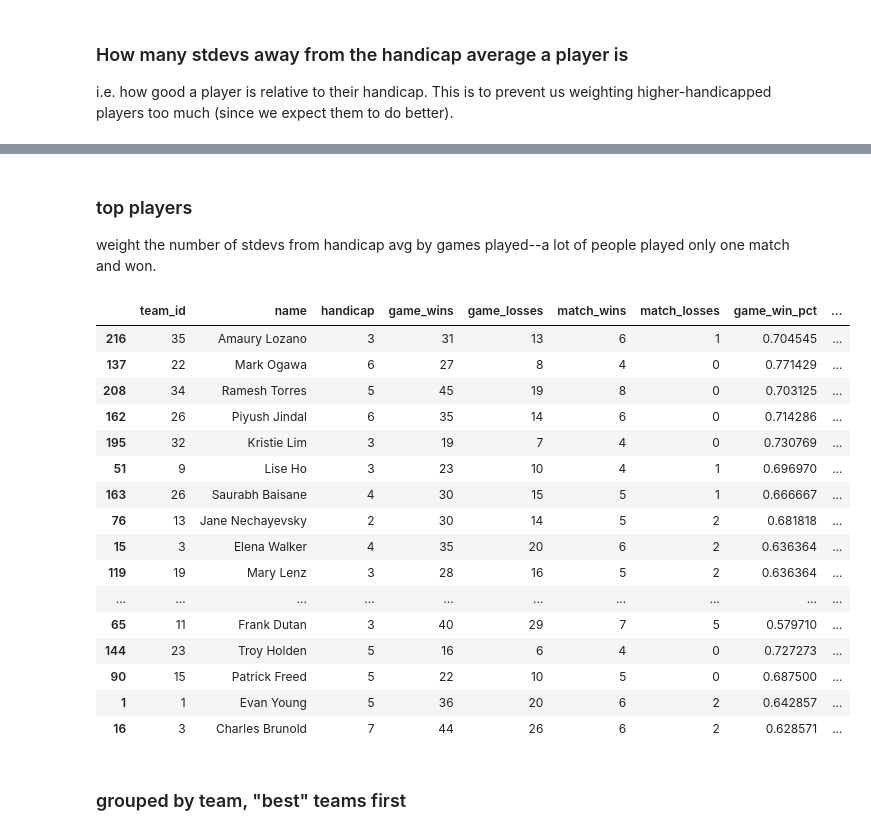
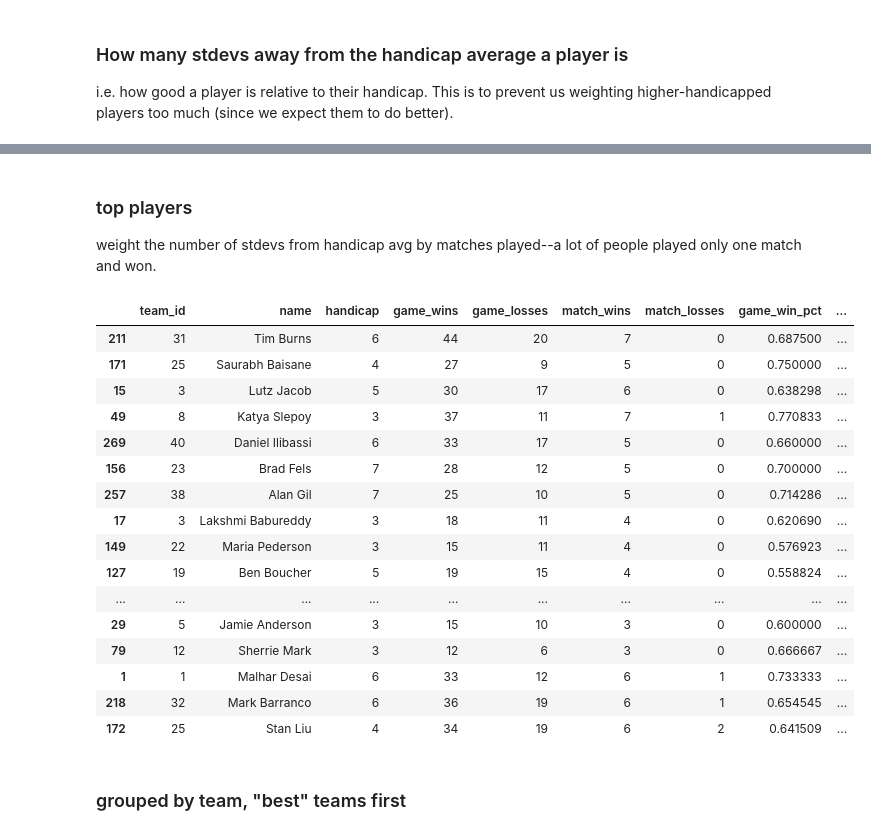
Before and after one commit to pgossman/amsterdam, a Jupyter notebook: aggregated_by_individual/analysis.ipynb, the cells around one changed output, grey strips where cells are left out. Drawn from its saved outputs; the diff is of its cells as text; code cells hidden in the pictures.

```diff
--- a/aggregated_by_individual/analysis.ipynb
+++ b/aggregated_by_individual/analysis.ipynb
@@ -4,10 +4,13 @@ import numpy as np
 import pandas as pd
 import matplotlib.pyplot as plt
 import seaborn as sns
+# %%
+matches_played_exponent = 0.5
 # %%
-data_file="/home/paul/amsterdam_billiards_team_stats_2022-12-06_21-41-57.csv"
+data_file="/home/paul/amsterdam_billiards_team_stats_2023-03-27_19-46-42.csv"
 df = pd.read_csv(data_file)
-df = df.drop(["t_h", "dbs"], axis=1) # idk what these are
+df = df.drop(["t_h", "dbs"], axis=1)
+df = df[df["game_wins"] + df["game_losses"] != 0]
 df
 # %% [output]
 |  | team_id | name | handicap | game_wins | game_losses | match_wins | match_losses |
@@ -59,20 +61,24 @@ by_handicap
 
 i.e. how good a player is relative to their handicap. This is to prevent us weighting higher-handicapped players too much (since we expect them to do better).
 # %%
-game_win_pct_by_handicap = by_handicap.to_dict()["game_win_pct"]
-df["game_win_pct_deviation_from_handicap_avg"] = (
-    df["game_win_pct"]
-    - df["handicap"].apply(lambda x: game_win_pct_by_handicap[x])
+match_win_pct_by_handicap = by_handicap.to_dict()["match_win_pct"]
+df["match_win_pct_deviation_from_handicap_avg"] = (
+    df["match_win_pct"]
+    - df["handicap"].apply(lambda x: match_win_pct_by_handicap[x])
 )
 
-game_win_pct_deviation_stdev_weighted = np.sqrt(
+match_win_pct_deviation_stdev_weighted = np.sqrt(
        (
-           df["game_win_pct_deviation_from_handicap_avg"] ** 2 * (df["game_wins"] + df["game_losses"])
+           df["match_win_pct_deviation_from_handicap_avg"] ** 2
+           * (df["match_wins"] + df["match_losses"])
        ).sum()
-    / (df["game_wins"] + df["game_losses"]).sum()
+    / (df["match_wins"] + df["match_losses"]).sum()
 )
 
-df["stdevs_from_handicap_avg"] = df["game_win_pct_deviation_from_handicap_avg"] / game_win_pct_deviation_stdev_weighted
+df["stdevs_from_handicap_avg"] = (
+    df["match_win_pct_deviation_from_handicap_avg"]
+    / match_win_pct_deviation_stdev_weighted
+)
 
 df.nlargest(20, "stdevs_from_handicap_avg")
 # %% [output]
@@ -96,30 +102,31 @@ df.nlargest(20, "stdevs_from_handicap_avg")
 # %% [markdown]
 ### top players
 
-weight the number of stdevs from handicap avg by games played--a lot of people played only one match and won.
+weight the number of stdevs from handicap avg by matches played--a lot of people played only one match and won.
 # %%
 df["player_score"] = (
     df["stdevs_from_handicap_avg"]
-    * np.sqrt(df["game_wins"] + df["game_losses"]))
+    * (df["match_wins"] + df["match_losses"]) ** matches_played_exponent
+)
 
 df.nlargest(20, "player_score")
 # %% [output]
 |  | team_id | name | handicap | game_wins | game_losses | match_wins | match_losses | game_win_pct | ... |
-| 216 | 35 | Amaury Lozano | 3 | 31 | 13 | 6 | 1 | 0.704545 | ... |
-| 137 | 22 | Mark Ogawa | 6 | 27 | 8 | 4 | 0 | 0.771429 | ... |
-| 208 | 34 | Ramesh Torres | 5 | 45 | 19 | 8 | 0 | 0.703125 | ... |
-| 162 | 26 | Piyush Jindal | 6 | 35 | 14 | 6 | 0 | 0.714286 | ... |
-| 195 | 32 | Kristie Lim | 3 | 19 | 7 | 4 | 0 | 0.730769 | ... |
-| 51 | 9 | Lise Ho | 3 | 23 | 10 | 4 | 1 | 0.696970 | ... |
-| 163 | 26 | Saurabh Baisane | 4 | 30 | 15 | 5 | 1 | 0.666667 | ... |
-| 76 | 13 | Jane Nechayevsky | 2 | 30 | 14 | 5 | 2 | 0.681818 | ... |
-| 15 | 3 | Elena Walker | 4 | 35 | 20 | 6 | 2 | 0.636364 | ... |
-| 119 | 19 | Mary Lenz | 3 | 28 | 16 | 5 | 2 | 0.636364 | ... |
+| 211 | 31 | Tim Burns | 6 | 44 | 20 | 7 | 0 | 0.687500 | ... |
+| 171 | 25 | Saurabh Baisane | 4 | 27 | 9 | 5 | 0 | 0.750000 | ... |
+| 15 | 3 | Lutz Jacob | 5 | 30 | 17 | 6 | 0 | 0.638298 | ... |
+| 49 | 8 | Katya Slepoy | 3 | 37 | 11 | 7 | 1 | 0.770833 | ... |
+| 269 | 40 | Daniel Ilibassi | 6 | 33 | 17 | 5 | 0 | 0.660000 | ... |
+| 156 | 23 | Brad Fels | 7 | 28 | 12 | 5 | 0 | 0.700000 | ... |
+| 257 | 38 | Alan Gil | 7 | 25 | 10 | 5 | 0 | 0.714286 | ... |
+| 17 | 3 | Lakshmi Babureddy | 3 | 18 | 11 | 4 | 0 | 0.620690 | ... |
+| 149 | 22 | Maria Pederson | 3 | 15 | 11 | 4 | 0 | 0.576923 | ... |
+| 127 | 19 | Ben Boucher | 5 | 19 | 15 | 4 | 0 | 0.558824 | ... |
 | ... | ... | ... | ... | ... | ... | ... | ... | ... | ... |
-| 65 | 11 | Frank Dutan | 3 | 40 | 29 | 7 | 5 | 0.579710 | ... |
-| 144 | 23 | Troy Holden | 5 | 16 | 6 | 4 | 0 | 0.727273 | ... |
-| 90 | 15 | Patrick Freed | 5 | 22 | 10 | 5 | 0 | 0.687500 | ... |
-| 1 | 1 | Evan Young | 5 | 36 | 20 | 6 | 2 | 0.642857 | ... |
-| 16 | 3 | Charles Brunold | 7 | 44 | 26 | 6 | 2 | 0.628571 | ... |
+| 29 | 5 | Jamie Anderson | 3 | 15 | 10 | 3 | 0 | 0.600000 | ... |
+| 79 | 12 | Sherrie Mark | 3 | 12 | 6 | 3 | 0 | 0.666667 | ... |
+| 1 | 1 | Malhar Desai | 6 | 33 | 12 | 6 | 1 | 0.733333 | ... |
+| 218 | 32 | Mark Barranco | 6 | 36 | 19 | 6 | 1 | 0.654545 | ... |
+| 172 | 25 | Stan Liu | 4 | 34 | 19 | 6 | 2 | 0.641509 | ... |
 # %% [markdown]
 ### grouped by team, "best" teams first
```
Also changed, not shown: parts of 12 cells of this notebook.
